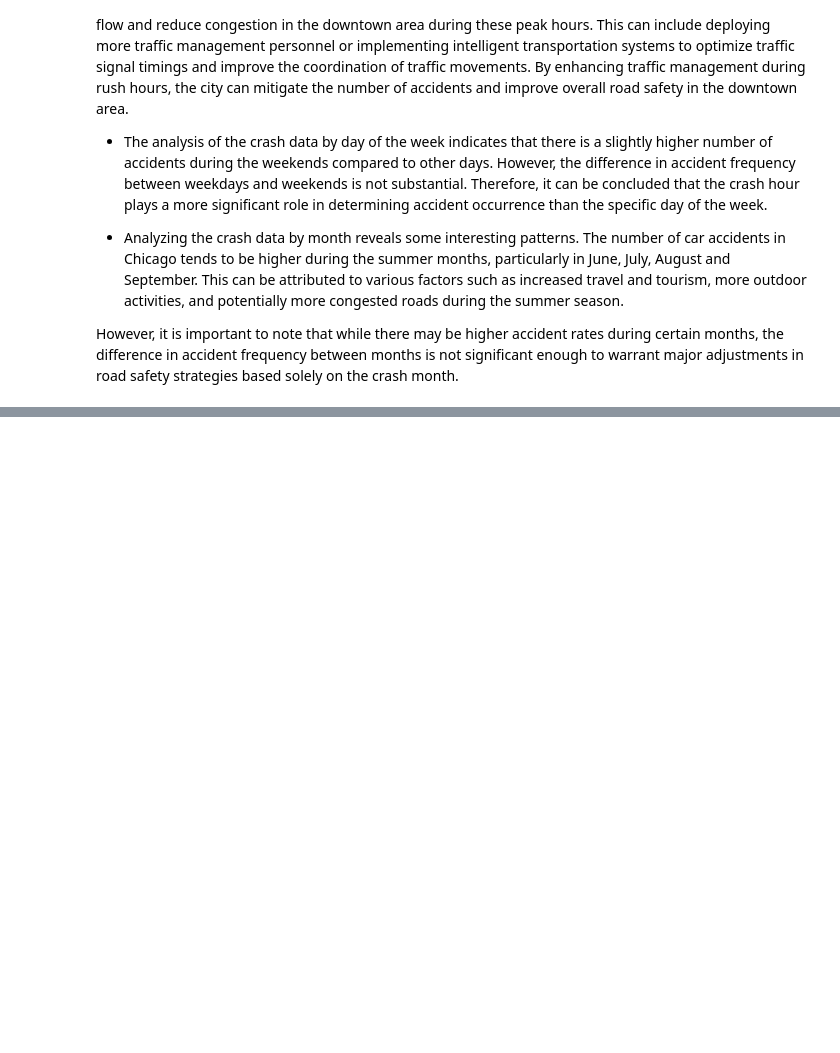
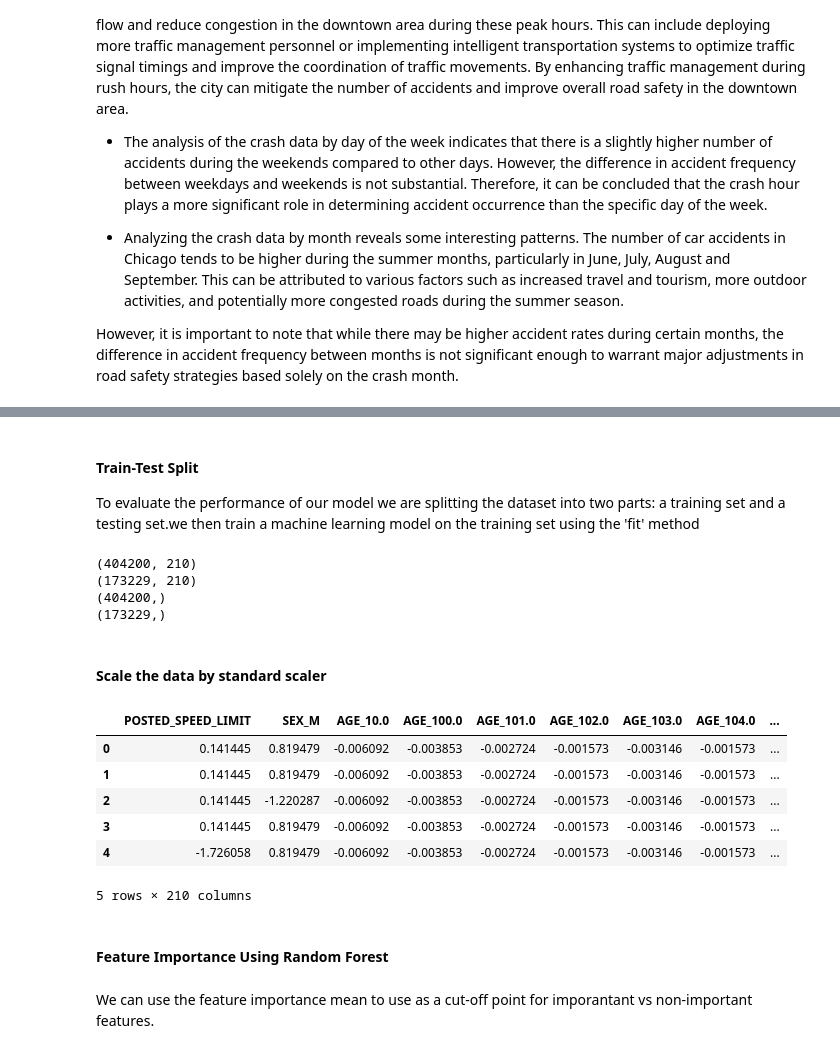
Before and after one commit to Lawez/phase-3-project, a Jupyter notebook: student.ipynb, the cells around one changed output, grey strips where cells are left out. Saved outputs shown, nothing was run; the diff lists cells and outputs as text; code cells hidden in the pictures; blank space fills up the shorter version.

```diff
--- a/student.ipynb
+++ b/student.ipynb
@@ -1492,0 +1413,3 @@ However, it is important to note that while there may be higher accident rates d
+# %% [markdown]
+#### Train-Test Split
+To evaluate the performance of our model we are splitting the dataset into two parts: a training set and a testing set.we then train a machine learning model on the training set using the 'fit' method
@@ -1492,0 +1419,12 @@ However, it is important to note that while there may be higher accident rates d
+# %%
+print(X_train.shape)  # print (n_train_samples, n_features)
+print(X_test.shape)   # print (n_test_samples, n_features)
+print(y_train.shape)  # print (n_train_samples,)
+print(y_test.shape)   # print (n_test_samples,)
+# %% [output]
+(404200, 210)
+(173229, 210)
+(404200,)
+(173229,)
+# %% [markdown]
+#### Scale the data by standard scaler
@@ -1492,0 +1438,14 @@ However, it is important to note that while there may be higher accident rates d
+# %%
+# Create a DataFrame from the scaled training data and display the first few rows of the scaled training data DataFrame
+scaled_data_train = pd.DataFrame(X_train_scaled , columns=X_train.columns)
+scaled_data_train.head()
+# %% [output]
+|  | POSTED_SPEED_LIMIT | SEX_M | AGE_10.0 | AGE_100.0 | AGE_101.0 | AGE_102.0 | AGE_103.0 | AGE_104.0 | ... |
+| 0 | 0.141445 | 0.819479 | -0.006092 | -0.003853 | -0.002724 | -0.001573 | -0.003146 | -0.001573 | ... |
+| 1 | 0.141445 | 0.819479 | -0.006092 | -0.003853 | -0.002724 | -0.001573 | -0.003146 | -0.001573 | ... |
+| 2 | 0.141445 | -1.220287 | -0.006092 | -0.003853 | -0.002724 | -0.001573 | -0.003146 | -0.001573 | ... |
+| 3 | 0.141445 | 0.819479 | -0.006092 | -0.003853 | -0.002724 | -0.001573 | -0.003146 | -0.001573 | ... |
+| 4 | -1.726058 | 0.819479 | -0.006092 | -0.003853 | -0.002724 | -0.001573 | -0.003146 | -0.001573 | ... |
+5 rows × 210 columns
+# %% [markdown]
+#### Feature Importance Using Random Forest
@@ -1492,0 +1470,2 @@ However, it is important to note that while there may be higher accident rates d
+# %% [markdown]
+We can use the feature importance mean to use as a cut-off point for imporantant vs non-important features.
```
Also changed, not shown: parts of 63 cells of this notebook, 3 other files.
